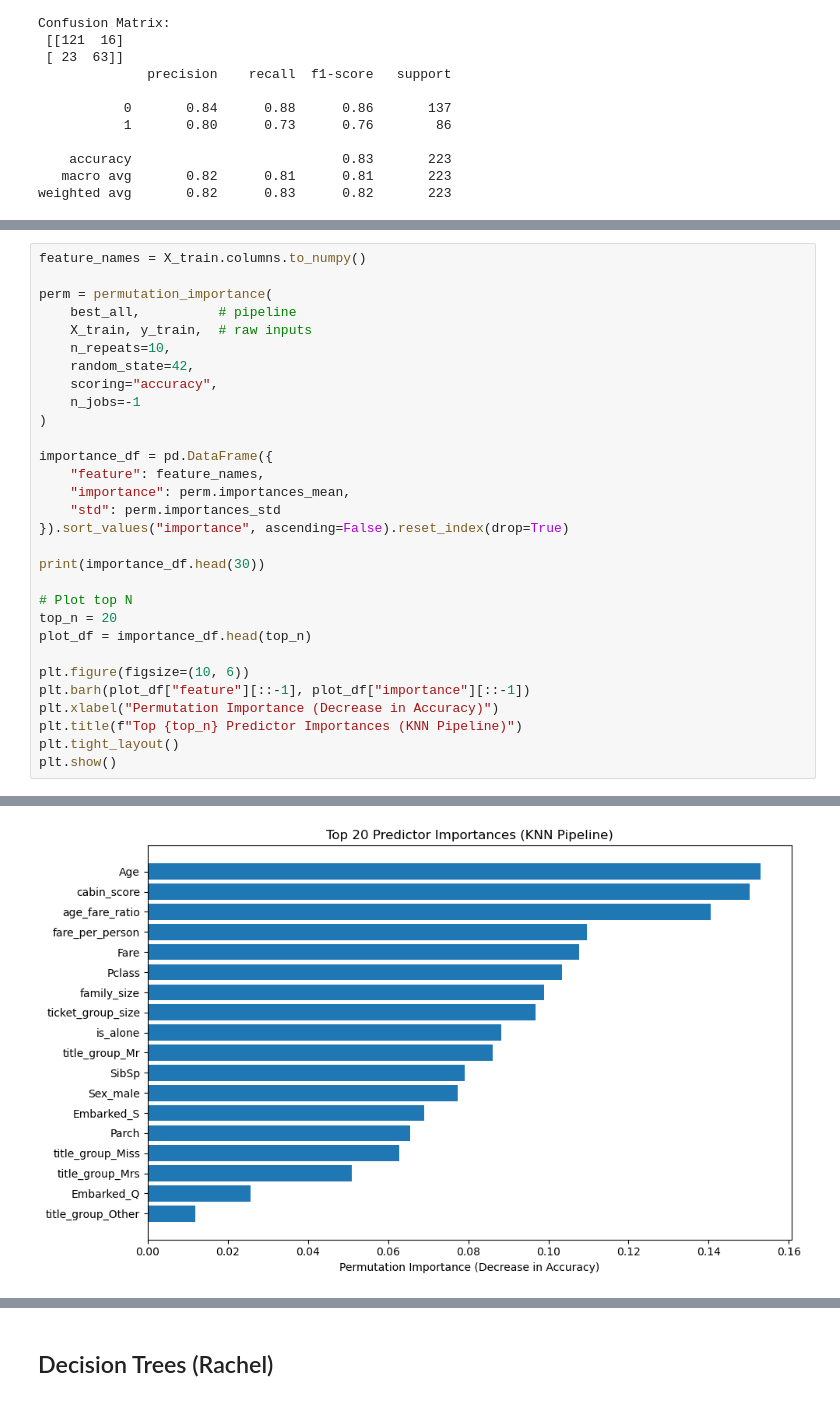
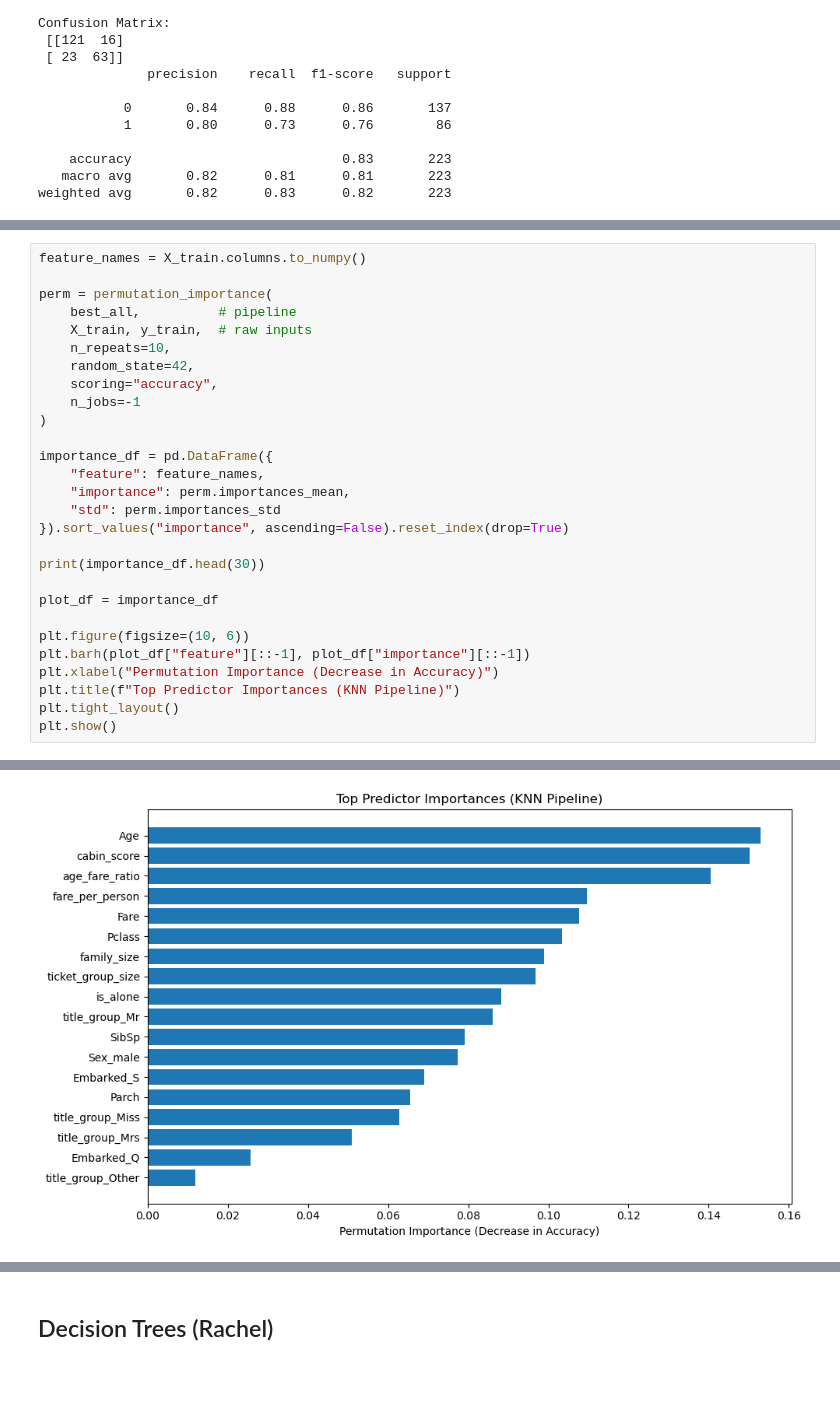
Before and after one commit to rmkamphuis/DATA_572_Project, a Jupyter notebook: Project_Code_572.ipynb, the cells around one changed output, grey strips where cells are left out. Cells and saved outputs as stored; diff of their text form.

```diff
--- a/Project_Code_572.ipynb
+++ b/Project_Code_572.ipynb
@@ -391,36 +410,34 @@ importance_df = pd.DataFrame({
 }).sort_values("importance", ascending=False).reset_index(drop=True)
 
 print(importance_df.head(30))
 
-# Plot top N
-top_n = 20
-plot_df = importance_df.head(top_n)
+plot_df = importance_df
 
 plt.figure(figsize=(10, 6))
 plt.barh(plot_df["feature"][::-1], plot_df["importance"][::-1])
 plt.xlabel("Permutation Importance (Decrease in Accuracy)")
-plt.title(f"Top {top_n} Predictor Importances (KNN Pipeline)")
+plt.title(f"Top Predictor Importances (KNN Pipeline)")
 plt.tight_layout()
 plt.show()
 # %% [output]
               feature  importance       std
 0                 Age    0.152994  0.004481
 1         cabin_score    0.150299  0.004929
 2      age_fare_ratio    0.140569  0.007438
 3     fare_per_person    0.109581  0.005347
 4                Fare    0.107635  0.005030
 5              Pclass    0.103443  0.007255
 6         family_size    0.098952  0.002164
 7   ticket_group_size    0.096707  0.007551
 8            is_alone    0.088323  0.006491
 9      title_group_Mr    0.086078  0.006289
 10              SibSp    0.079192  0.005333
 11           Sex_male    0.077395  0.006493
 12         Embarked_S    0.069012  0.003694
 13              Parch    0.065569  0.006886
 14   title_group_Miss    0.062874  0.004874
 15    title_group_Mrs    0.050898  0.004181
 16         Embarked_Q    0.025749  0.003466
 17  title_group_Other    0.011976  0.001771
-[figure, old version]
+[figure, new version]
 # %%
```
Also changed, not shown: parts of 4 cells of this notebook.
